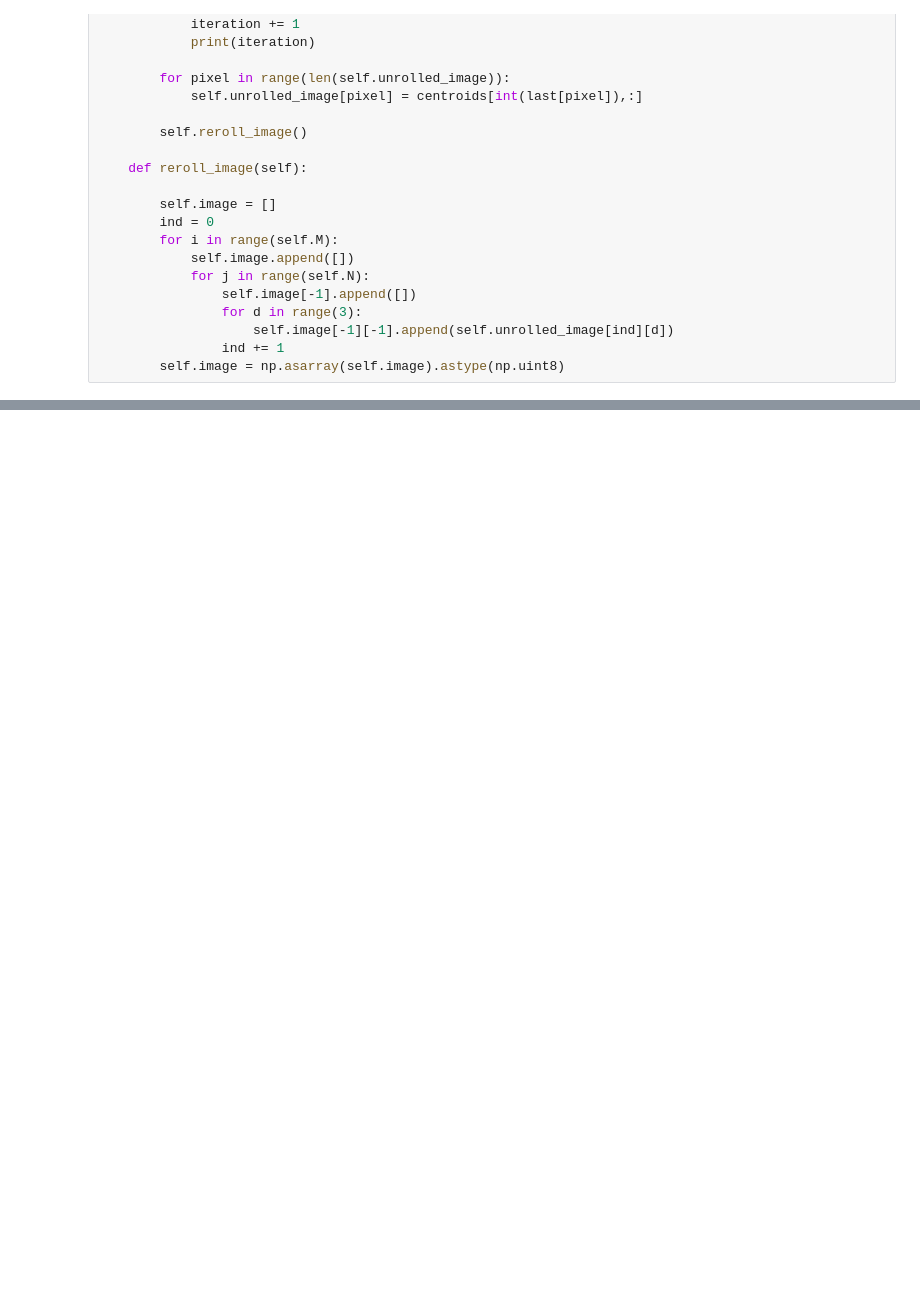
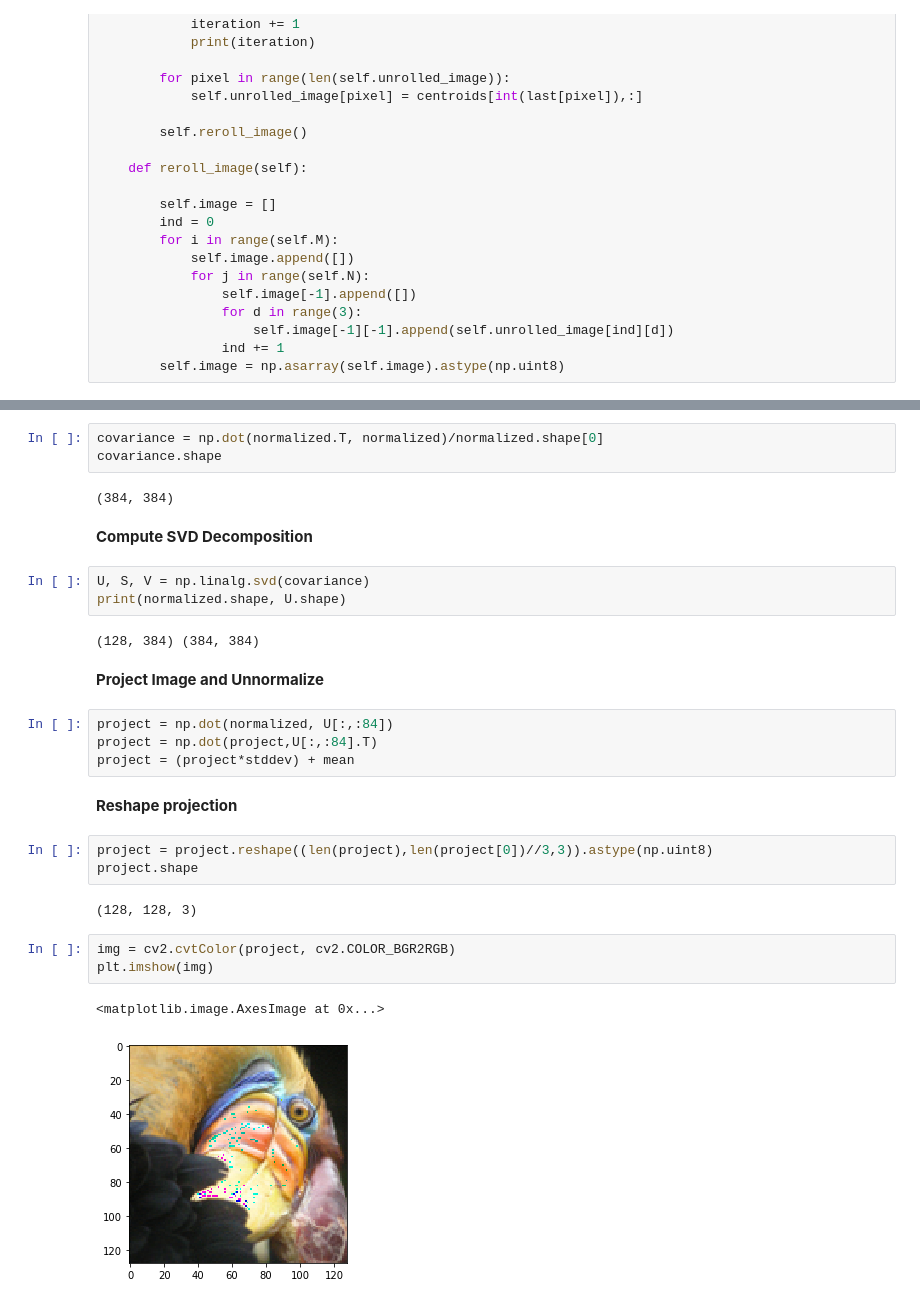
Before and after one commit to bwb314/image_compression, a Jupyter notebook: Image Compression.ipynb, the cells around one changed output, grey strips where cells are left out. Cells and saved outputs as stored; diff of their text form; blank space fills up the shorter version.

```diff
--- a/Image Compression.ipynb
+++ b/Image Compression.ipynb
@@ -129,0 +115,31 @@ a
+# %%
+covariance = np.dot(normalized.T, normalized)/normalized.shape[0]
+covariance.shape
+# %% [output]
+(384, 384)
+# %% [markdown]
+**Compute SVD Decomposition**
+# %%
+U, S, V = np.linalg.svd(covariance)
+print(normalized.shape, U.shape)
+# %% [output]
+(128, 384) (384, 384)
+# %% [markdown]
+**Project Image and Unnormalize**
+# %%
+project = np.dot(normalized, U[:,:84])
+project = np.dot(project,U[:,:84].T)
+project = (project*stddev) + mean
+# %% [markdown]
+**Reshape projection**
+# %%
+project = project.reshape((len(project),len(project[0])//3,3)).astype(np.uint8)
+project.shape
+# %% [output]
+(128, 128, 3)
+# %%
+img = cv2.cvtColor(project, cv2.COLOR_BGR2RGB)
+plt.imshow(img)
+# %% [output]
+<matplotlib.image.AxesImage at 0x...>
+[figure, added]
```
Also changed, not shown: parts of 26 cells of this notebook, 1 other file.
